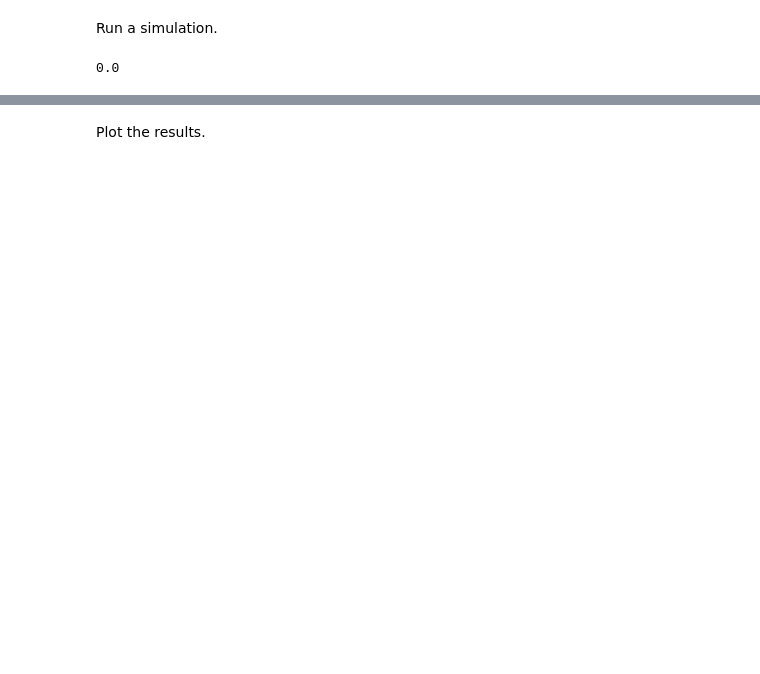
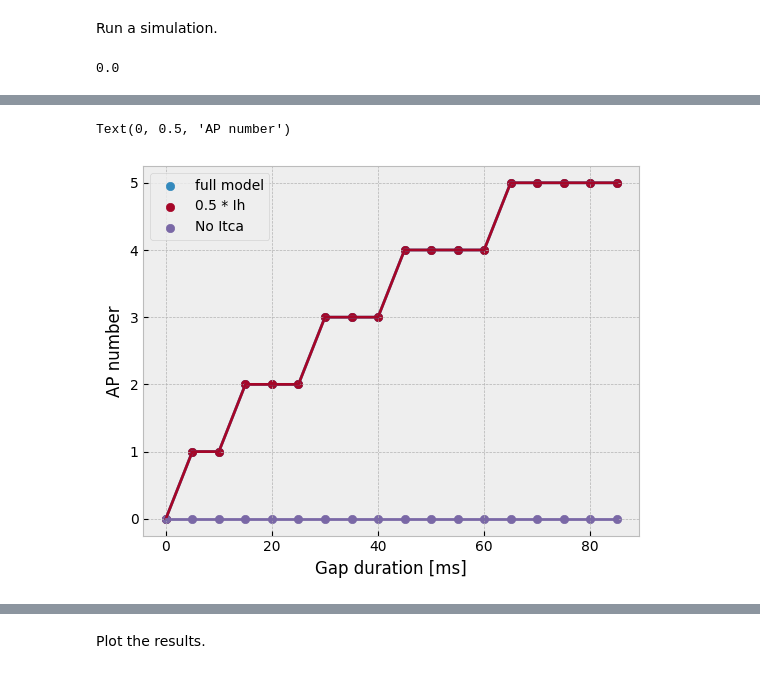
Before and after one commit to NeuArv/spn-sound-termination-miniproject, a Jupyter notebook: spn_model.ipynb, the cells around one changed output, grey strips where cells are left out. Cells and saved outputs as stored; diff of their text form; code cells hidden in the pictures; blank space fills up the shorter version.

```diff
--- a/spn_model.ipynb
+++ b/spn_model.ipynb
@@ -127,0 +202,15 @@ h.run()
+# %%
+def display_gap_traces(gap_traces: dict, title: str):
+    style = {"full model" : "deepskyblue", "05 * Ih" : "green", "No Itca" : "orange"}
+    fig, ax = plt.subplots(5, 4, figsize=(20, 15))
+    axes = ax.flat
+    for i, (k, v) in enumerate(gap_traces.items()):
+        axis = axes[i]
+        axis.plot(t_vec, v, color=style[title])
+        axis.set_title(f"Gap = {k} ms")
+    ax[4, 0].set_ylabel("Membrane Voltage [mV]")
+    ax[4, 0].set_xlabel("Time [ms]")
+    fig.suptitle(title)
+    fig.tight_layout()
+for k, v in output_traces.items():
+    display_gap_traces(gap_traces=v, title=k)
@@ -127,0 +232,11 @@ h.run()
+# %%
+fig, ax = plt.subplots(1,1)
+for k, v in output.items():
+    ax.scatter(list(v.keys()), list(v.values()), label=k)
+    ax.plot(list(v.keys()), list(v.values()))
+ax.legend()
+ax.set_xlabel("Gap duration [ms]")
+ax.set_ylabel("AP number")
+# %% [output]
+Text(0, 0.5, 'AP number')
+[figure, added]
```
Also changed, not shown: parts of 12 cells of this notebook, 4 other files.
